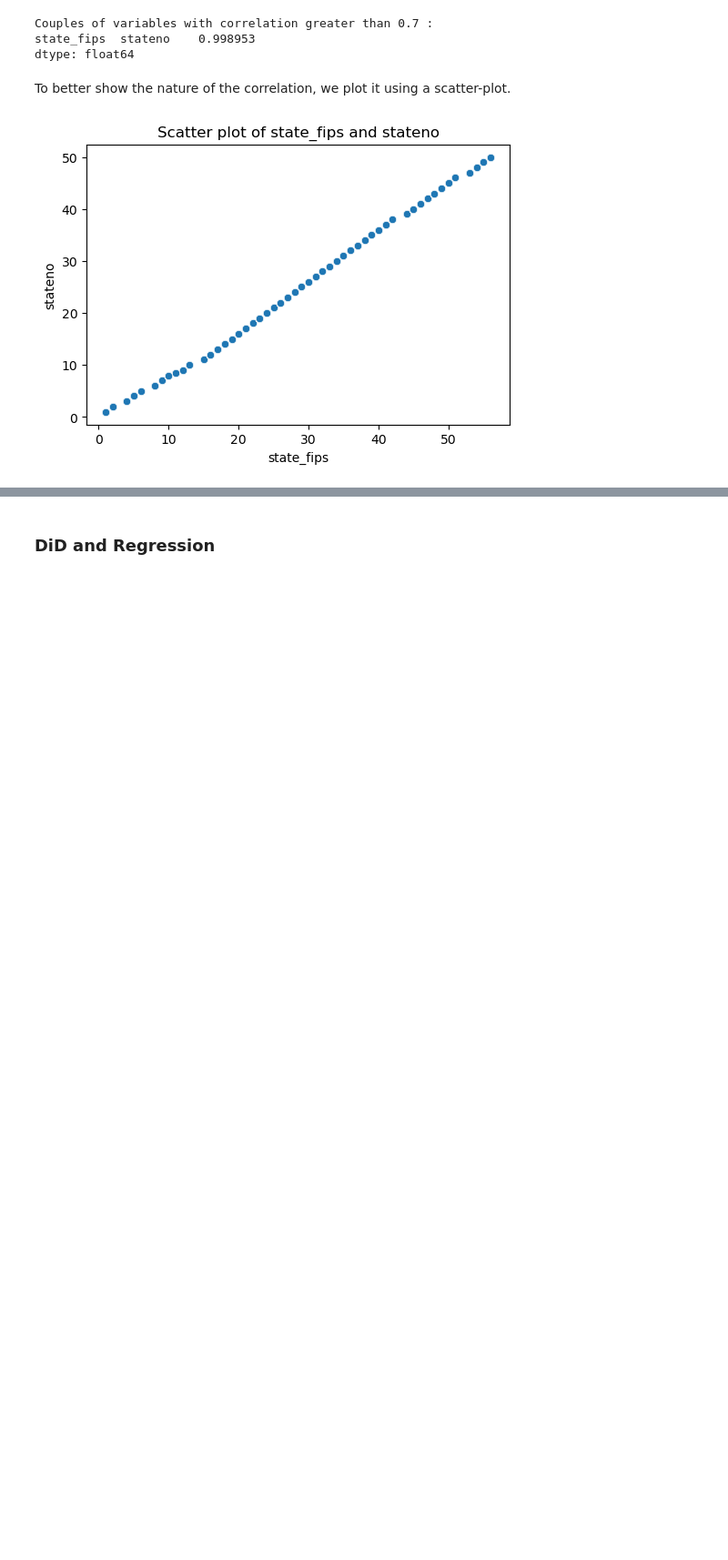
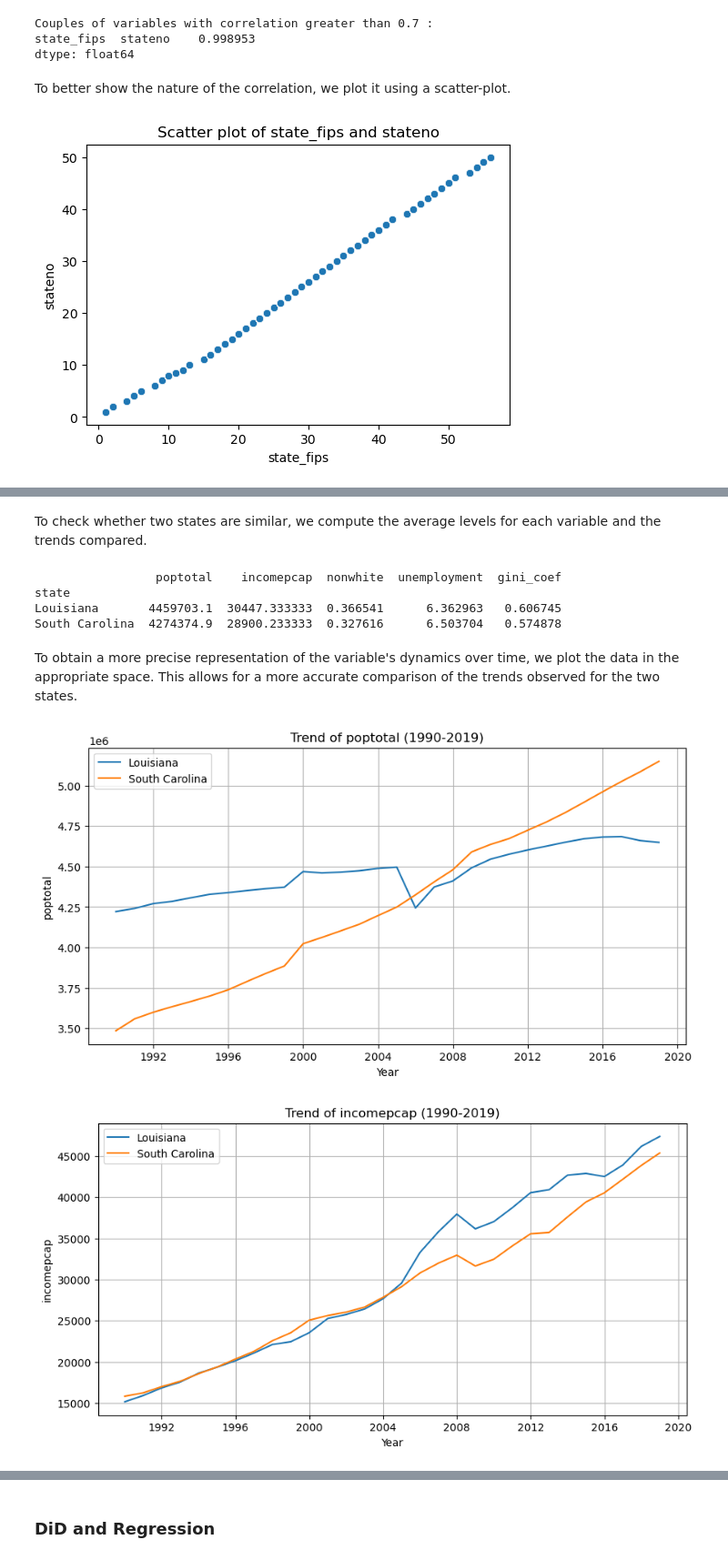
Before and after one commit to SaverioPCapra/metrics_theory_2_project, a Jupyter notebook: tutorial.ipynb, the cells around one changed output, grey strips where cells are left out. Shown at 91% size. Cells and saved outputs as stored; diff of their text form; code cells hidden in the pictures; blank space fills up the shorter version.

Commit message:
end graph part

```diff
--- a/tutorial.ipynb
+++ b/tutorial.ipynb
@@ -545,0 +556,7 @@ if not corr_pairs.empty: # Check if the 'corr_pairs' Series is not empty (i.e.,
+# %%
+filtered_df = df[(df["state"].isin(["Louisiana", "South Carolina"]))]["1990":"2019"]
+
+# Save to a new CSV file
+filtered_df.to_csv("louisiana_south_carolina_1990_2019.csv", index=False)
+
+filtered_df.head()
@@ -545,0 +572,31 @@ if not corr_pairs.empty: # Check if the 'corr_pairs' Series is not empty (i.e.,
+# %% [markdown]
+To check whether two states are similar, we compute the average levels for each variable and the trends compared.
+# %%
+# Compute mean values for key indicators
+grouped_means = filtered_df.groupby("state")[["poptotal", "incomepcap", "nonwhite", "unemployment", "gini_coef"]].mean()
+# Display the computed means to compare trends
+print(grouped_means)
+# %% [output]
+                 poptotal    incomepcap  nonwhite  unemployment  gini_coef
+state
+Louisiana       4459703.1  30447.333333  0.366541      6.362963   0.606745
+South Carolina  4274374.9  28900.233333  0.327616      6.503704   0.574878
+# %% [markdown]
+To obtain a more precise representation of the variable's dynamics over time, we plot the data in the appropriate space. This allows for a more accurate comparison of the trends observed for the two states.
+# %%
+variables = ["poptotal", "incomepcap", "unemployment", "gini_coef"]
+for var in variables:
+    plt.figure(figsize=(10, 5))
+    for state in ["Louisiana", "South Carolina"]:
+        subset = filtered_df[filtered_df["state"] == state]
+        plt.plot(filtered_df.index[:(filtered_df.shape[0])//2], subset[var], label=state)
+
+    plt.xlabel("Year")
+    plt.ylabel(var)
+    plt.title(f"Trend of {var} (1990-2019)")
+    plt.legend()
+    plt.grid()
+    plt.show()
+# %% [output]
+[figure, added]
+[figure, added]
```
Also changed, not shown: parts of 12 cells of this notebook, 1 other file.
